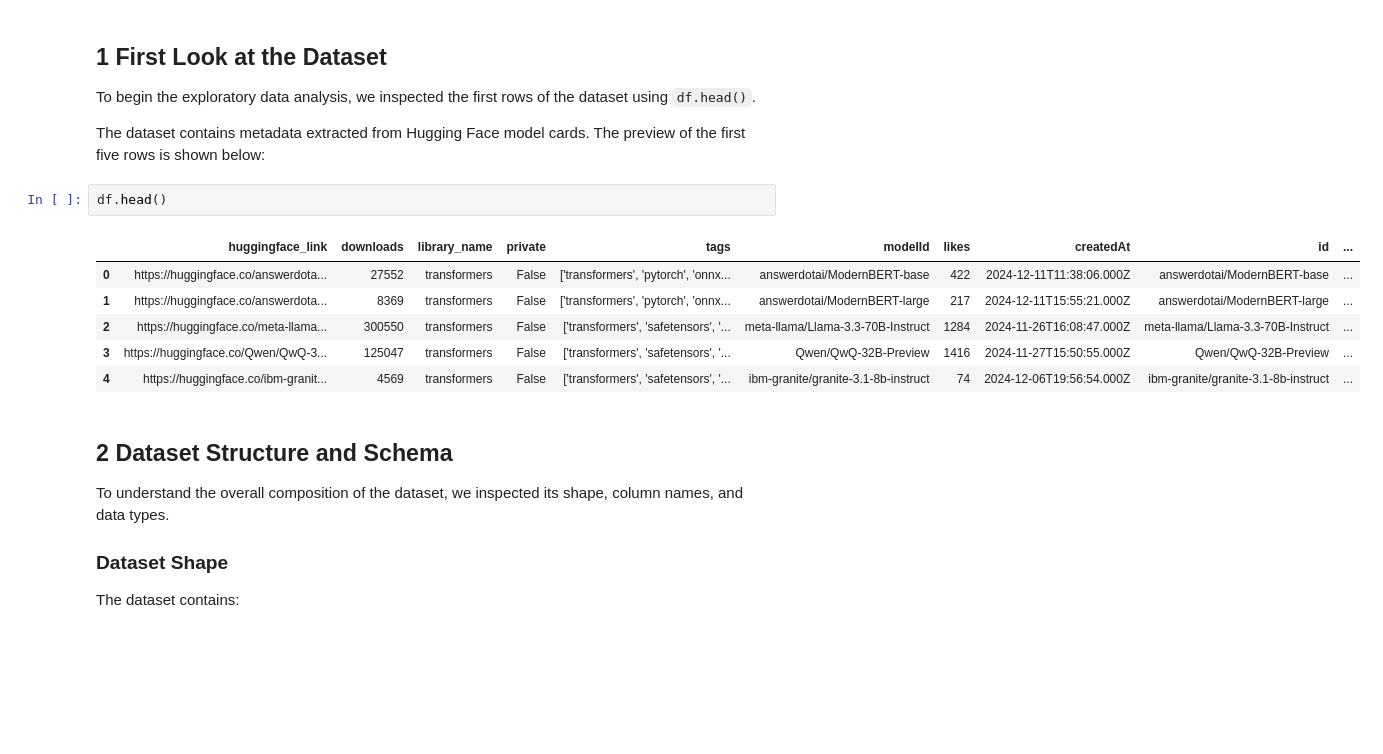
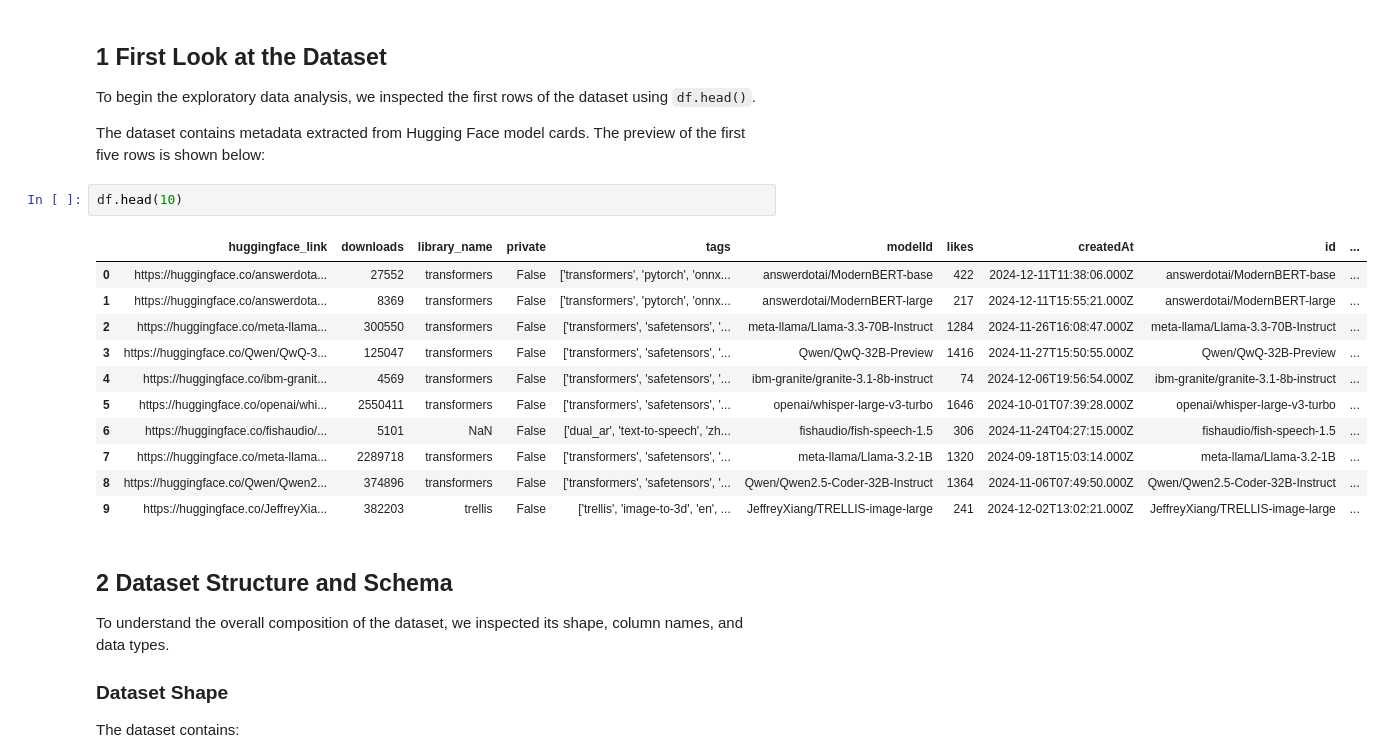
Before and after one commit to OganKuba/Model_Card, a Jupyter notebook: model_card.ipynb, the cells around one changed output. Drawn from its saved outputs; the diff is of its cells as text; blank space fills up the shorter version.

```diff
--- a/model_card.ipynb
+++ b/model_card.ipynb
@@ -13,14 +15,19 @@ To begin the exploratory data analysis, we inspected the first rows of the datas
 
 The dataset contains metadata extracted from Hugging Face model cards. The preview of the first five rows is shown below:
 # %%
-df.head()
+df.head(10)
 # %% [output]
 |  | huggingface_link | downloads | library_name | private | tags | modelId | likes | createdAt | id | ... |
 | 0 | https://huggingface.co/answerdota... | 27552 | transformers | False | ['transformers', 'pytorch', 'onnx... | answerdotai/ModernBERT-base | 422 | 2024-12-11T11:38:06.000Z | answerdotai/ModernBERT-base | ... |
 | 1 | https://huggingface.co/answerdota... | 8369 | transformers | False | ['transformers', 'pytorch', 'onnx... | answerdotai/ModernBERT-large | 217 | 2024-12-11T15:55:21.000Z | answerdotai/ModernBERT-large | ... |
 | 2 | https://huggingface.co/meta-llama... | 300550 | transformers | False | ['transformers', 'safetensors', '... | meta-llama/Llama-3.3-70B-Instruct | 1284 | 2024-11-26T16:08:47.000Z | meta-llama/Llama-3.3-70B-Instruct | ... |
 | 3 | https://huggingface.co/Qwen/QwQ-3... | 125047 | transformers | False | ['transformers', 'safetensors', '... | Qwen/QwQ-32B-Preview | 1416 | 2024-11-27T15:50:55.000Z | Qwen/QwQ-32B-Preview | ... |
 | 4 | https://huggingface.co/ibm-granit... | 4569 | transformers | False | ['transformers', 'safetensors', '... | ibm-granite/granite-3.1-8b-instruct | 74 | 2024-12-06T19:56:54.000Z | ibm-granite/granite-3.1-8b-instruct | ... |
+| 5 | https://huggingface.co/openai/whi... | 2550411 | transformers | False | ['transformers', 'safetensors', '... | openai/whisper-large-v3-turbo | 1646 | 2024-10-01T07:39:28.000Z | openai/whisper-large-v3-turbo | ... |
+| 6 | https://huggingface.co/fishaudio/... | 5101 | NaN | False | ['dual_ar', 'text-to-speech', 'zh... | fishaudio/fish-speech-1.5 | 306 | 2024-11-24T04:27:15.000Z | fishaudio/fish-speech-1.5 | ... |
+| 7 | https://huggingface.co/meta-llama... | 2289718 | transformers | False | ['transformers', 'safetensors', '... | meta-llama/Llama-3.2-1B | 1320 | 2024-09-18T15:03:14.000Z | meta-llama/Llama-3.2-1B | ... |
+| 8 | https://huggingface.co/Qwen/Qwen2... | 374896 | transformers | False | ['transformers', 'safetensors', '... | Qwen/Qwen2.5-Coder-32B-Instruct | 1364 | 2024-11-06T07:49:50.000Z | Qwen/Qwen2.5-Coder-32B-Instruct | ... |
+| 9 | https://huggingface.co/JeffreyXia... | 382203 | trellis | False | ['trellis', 'image-to-3d', 'en', ... | JeffreyXiang/TRELLIS-image-large | 241 | 2024-12-02T13:02:21.000Z | JeffreyXiang/TRELLIS-image-large | ... |
 # %% [markdown]
 ## 2 Dataset Structure and Schema
 
```
Also changed, not shown: parts of 16 cells of this notebook.
